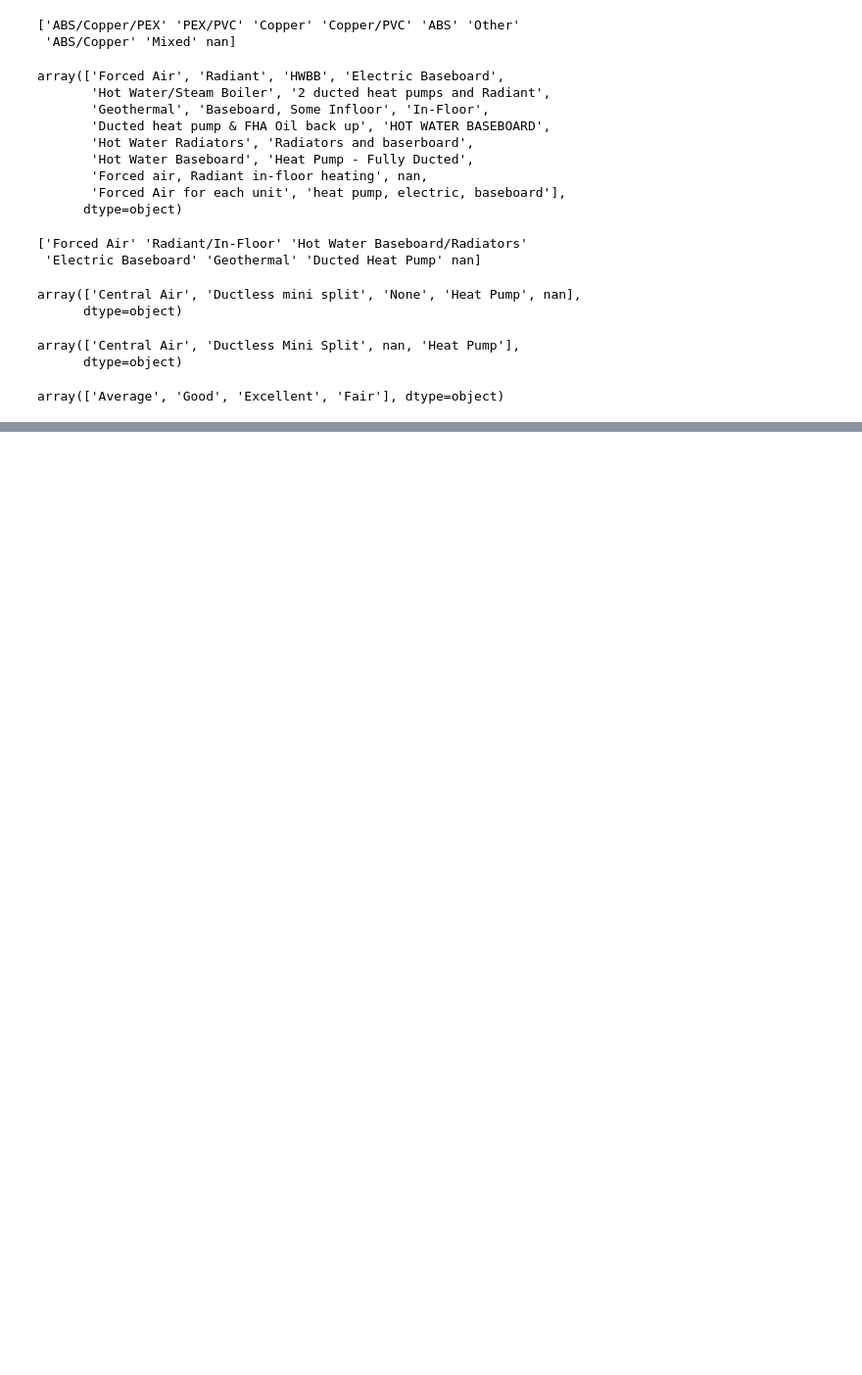
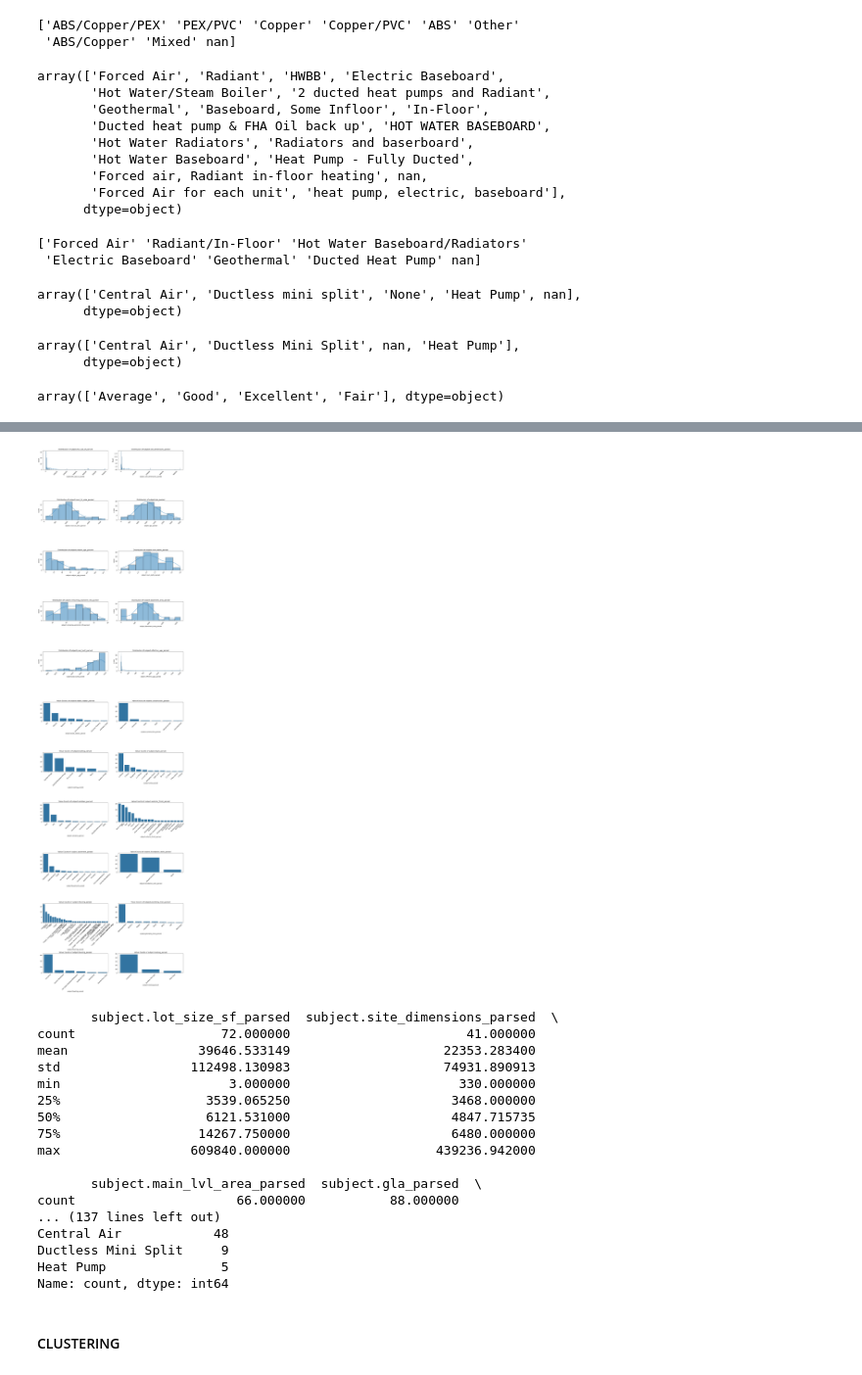
Before and after one commit to pranjali-22/Property-Recommendation-System, a Jupyter notebook: pipeline.ipynb, the cells around one changed output, grey strips where cells are left out. Shown at 98% size. Drawn from its saved outputs; the diff is of its cells as text; code cells hidden in the pictures; blank space fills up the shorter version.

```diff
--- a/pipeline.ipynb
+++ b/pipeline.ipynb
@@ -1405,0 +1443,46 @@ normalized_df.describe()
+# %%
+parsed_columns = [col for col in normalized_df.columns if 'parsed' in col]
+n_cols = 2
+n_rows = (len(parsed_columns)+1)//2
+plt.figure(figsize=(15,5*n_rows))
+for i,col in enumerate(parsed_columns,1):
+    plt.subplot(n_rows,n_cols,i)
+    if normalized_df[col].dtype in ['int64','float64']:
+        sns.histplot(data = normalized_df,x=col,kde = True)
+        plt.title(f'Distribution of {col}')
+        plt.xticks(rotation = 45)
+    else:
+        value_counts = normalized_df[col].value_counts()
+        sns.barplot(x = value_counts.index, y = value_counts.values)
+        plt.title(f'Value Counts of {col}')
+        plt.xticks(rotation = 45)
+    plt.tight_layout()
+plt.show()
+numeric_parsed = normalized_df[parsed_columns].select_dtypes(include = ['int64','float64'])
+print(numeric_parsed.describe())
+
+categorical_parsed = normalized_df[parsed_columns].select_dtypes(exclude = ['int64','float64'])
+for col in categorical_parsed:
+    print(f"\n{col}")
+    print(normalized_df[col].value_counts().head())
+# %% [output]
+[figure, added]
+       subject.lot_size_sf_parsed  subject.site_dimensions_parsed  \
+count                   72.000000                       41.000000
+mean                 39646.533149                    22353.283400
+std                 112498.130983                    74931.890913
+min                      3.000000                      330.000000
+25%                   3539.065250                     3468.000000
+50%                   6121.531000                     4847.715735
+75%                  14267.750000                     6480.000000
+max                 609840.000000                   439236.942000
+
+       subject.main_lvl_area_parsed  subject.gla_parsed  \
+count                     66.000000           88.000000
+... (137 lines left out)
+Central Air            48
+Ductless Mini Split     9
+Heat Pump               5
+Name: count, dtype: int64
+# %% [markdown]
+#### CLUSTERING
```
Also changed, not shown: parts of 8 cells of this notebook.
